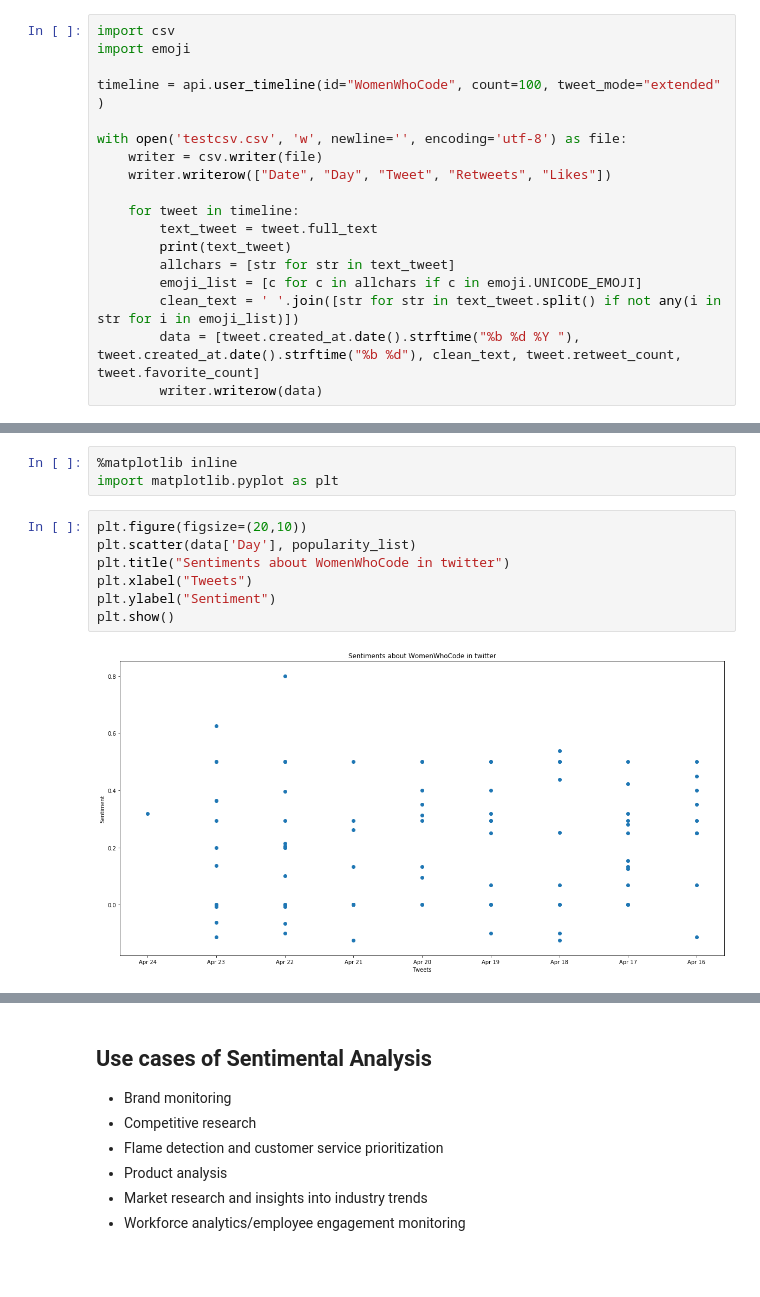
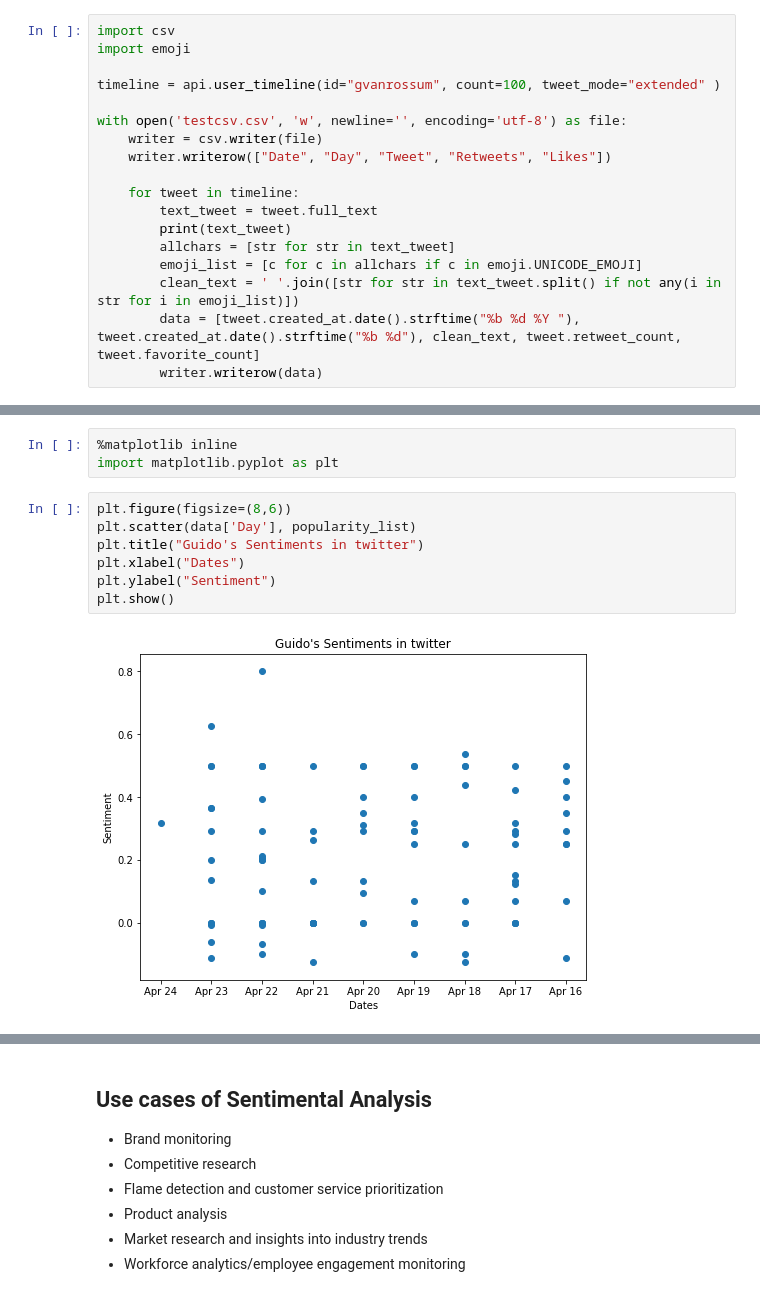
Before and after one commit to galoget/Hackem-FLISOL-2020-ALandazabal, a Jupyter notebook: FLISOL Ecuador 2020.ipynb, the cells around one changed output, grey strips where cells are left out. Drawn from its saved outputs; the diff is of its cells as text; blank space fills up the shorter version.

```diff
--- a/FLISOL Ecuador 2020.ipynb
+++ b/FLISOL Ecuador 2020.ipynb
@@ -50,7 +50,7 @@ api = tweepy.API(auth, wait_on_rate_limit=True)
 import csv
 import emoji
 
-timeline = api.user_timeline(id="WomenWhoCode", count=100, tweet_mode="extended" )
+timeline = api.user_timeline(id="gvanrossum", count=100, tweet_mode="extended" )
 
 with open('testcsv.csv', 'w', newline='', encoding='utf-8') as file:
     writer = csv.writer(file)
@@ -157,14 +155,14 @@ Sentiment(polarity=0.29330357142857144, subjectivity=0.43392857142857144)
 %matplotlib inline
 import matplotlib.pyplot as plt
 # %%
-plt.figure(figsize=(20,10))
+plt.figure(figsize=(8,6))
 plt.scatter(data['Day'], popularity_list)
-plt.title("Sentiments about WomenWhoCode in twitter")
-plt.xlabel("Tweets")
+plt.title("Guido's Sentiments in twitter")
+plt.xlabel("Dates")
 plt.ylabel("Sentiment")
 plt.show()
 # %% [output]
-[figure, old version]
+[figure, new version]
 # %%
 from wordcloud import WordCloud
 
```
Also changed, not shown: parts of 5 cells of this notebook.
